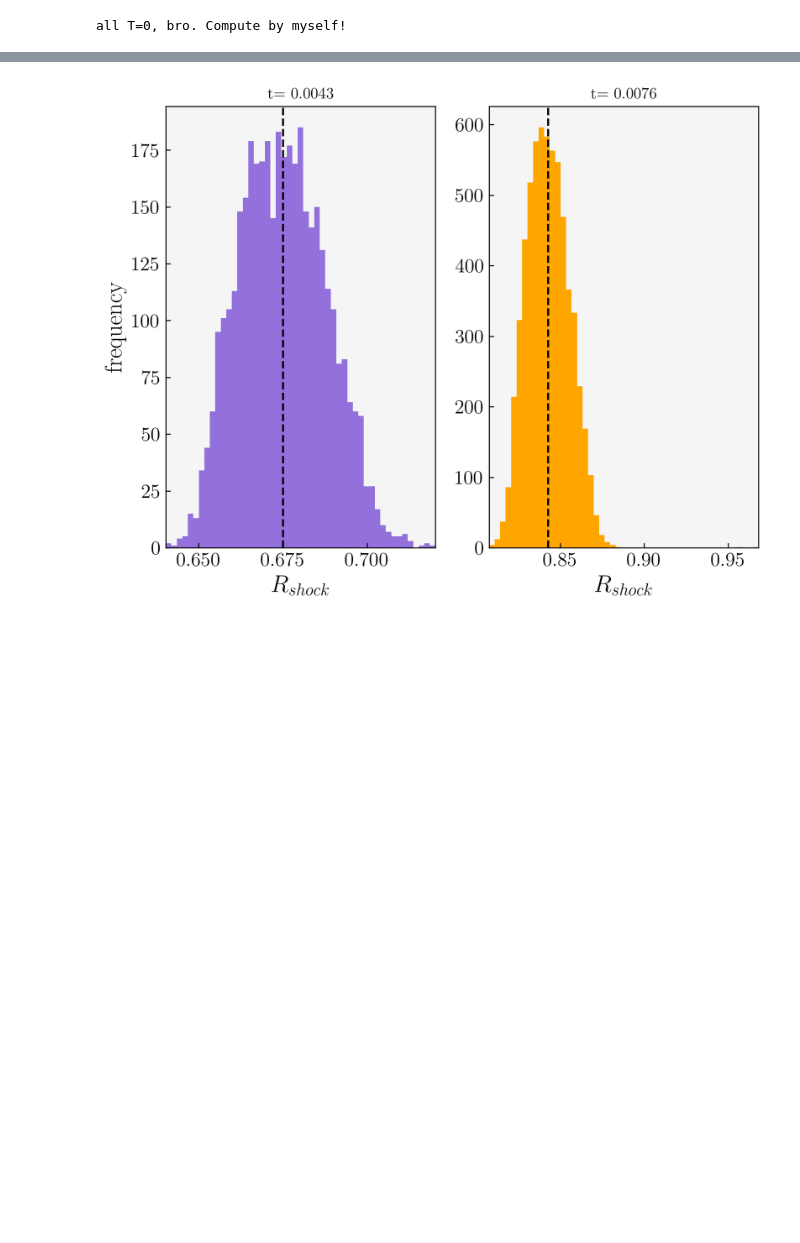
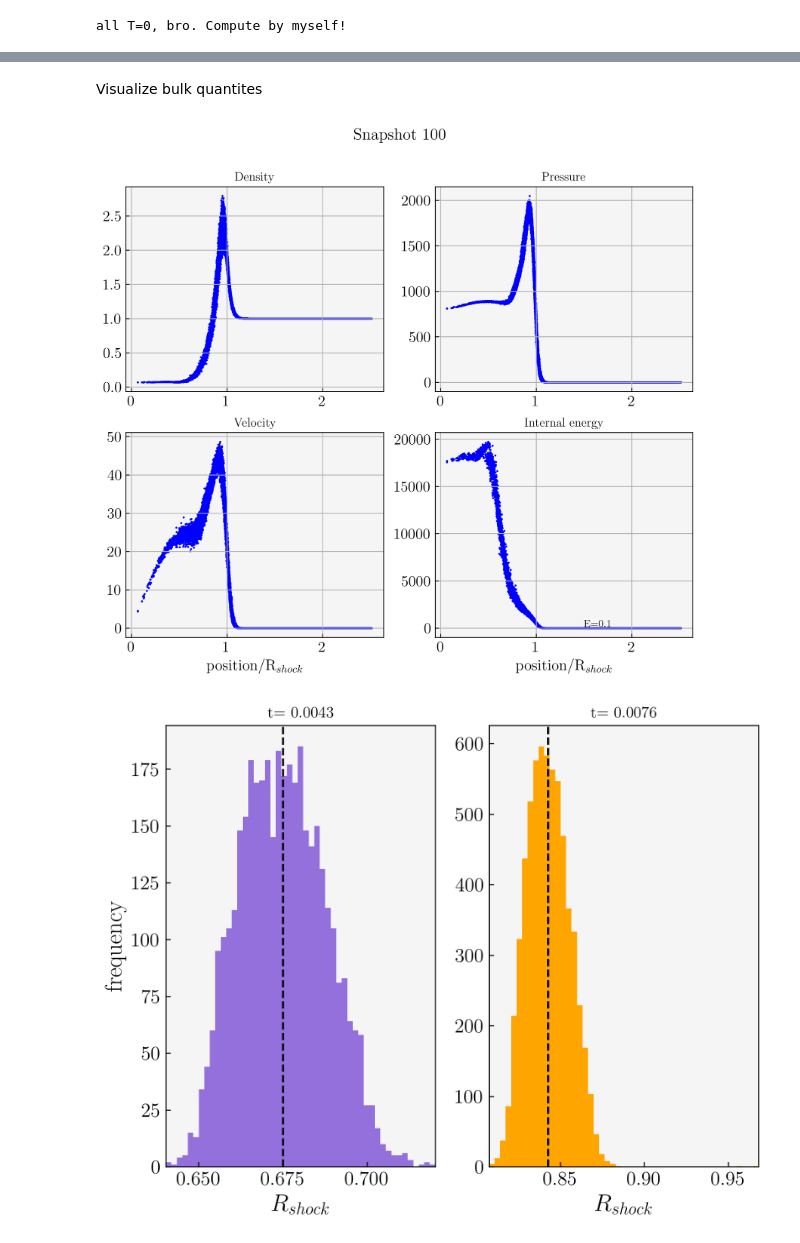
Before and after one commit to rich-tde/tde_wind, a Jupyter notebook: analyticcomp.ipynb, the cells around one changed output, grey strips where cells are left out. Saved outputs shown, nothing was run; the diff lists cells and outputs as text; code cells hidden in the pictures; blank space fills up the shorter version.

Commit message:
test analytical solution

```diff
--- a/analyticcomp.ipynb
+++ b/analyticcomp.ipynb
@@ -13,10 +20,17 @@ from Utilities.operators import make_tree
 # %%
 E = 0.1
 den0 = 1
+gamma = 5/3
 snap = '100'
 folder = 'sedov'
 path = f'{folder}/{snap}'
+if folder == 'TDE':
+    is_tde = True
+else:
+    is_tde = False
 # %%
-sim_tree, X, Y, Z, Vol, VX, VY, VZ, Den, Press, Temp = make_tree(path, snap, False)
+sim_tree, X, Y, Z, Vol, VX, VY, VZ, IE, Den, Press, Temp = make_tree(path, snap, is_tde, True)
+R = np.sqrt(X**2 + Y**2 + Z**2)
+Vel = np.sqrt(VX**2 + VY**2 + VZ**2)
 # %% [output]
 all T=0, bro. Compute by myself!
@@ -61,5 +73,38 @@ rshockfinal = np.sqrt(xshockfinal**2 + yshockfinal**2 + zshockfinal**2)
 Rfinal = np.mean(rshockfinal)
 errorRfinal = np.std(rshockfinal)
 mach_final = np.mean(machfinal)
+# %% [markdown]
+Visualize bulk quantites
+# %%
+if snap == '100':
+    Rshocklim = R100
+elif snap == 'final':
+    Rshocklim = Rfinal
+
+fig, axx = plt.subplots(2,2, figsize=(10,8))
+plt.suptitle(f'Snapshot {snap}', fontsize = 16)
+axx[0][0].scatter(R/Rshocklim, Den, s=1, c = 'b') # I use MY Rshock, not the analytical one
+# axx[0][0].axvline(r100_analy/Rshocklim)
+axx[0][0].set_title('Density')
+axx[0][0].grid()
+
+axx[0][1].scatter(R/Rshocklim, Press, s=1, c = 'b')
+axx[0][1].set_title('Pressure')
+axx[0][1].grid()
+
+axx[1][0].scatter(R/Rshocklim, Vel, s=1, c = 'b')
+axx[1][0].set_title('Velocity')
+axx[1][0].grid()
+
+axx[1][1].scatter(R/Rshocklim, IE, s=1, c = 'b')
+axx[1][1].text(1.5, 150, 'E=0.1')
+axx[1][1].set_title('Internal energy')
+axx[1][1].grid()
+
+axx[1][0].set_xlabel(r'position/R$_{shock}$', fontsize = 15)
+axx[1][1].set_xlabel(r'position/R$_{shock}$', fontsize = 15)
+plt.savefig(f'Figs/sedov{snap}_quantities.png')
+# %% [output]
+[figure, added]
 # %%
 # Ditribution of Rshock
```
Also changed, not shown: parts of 17 cells of this notebook, 18 other files.
